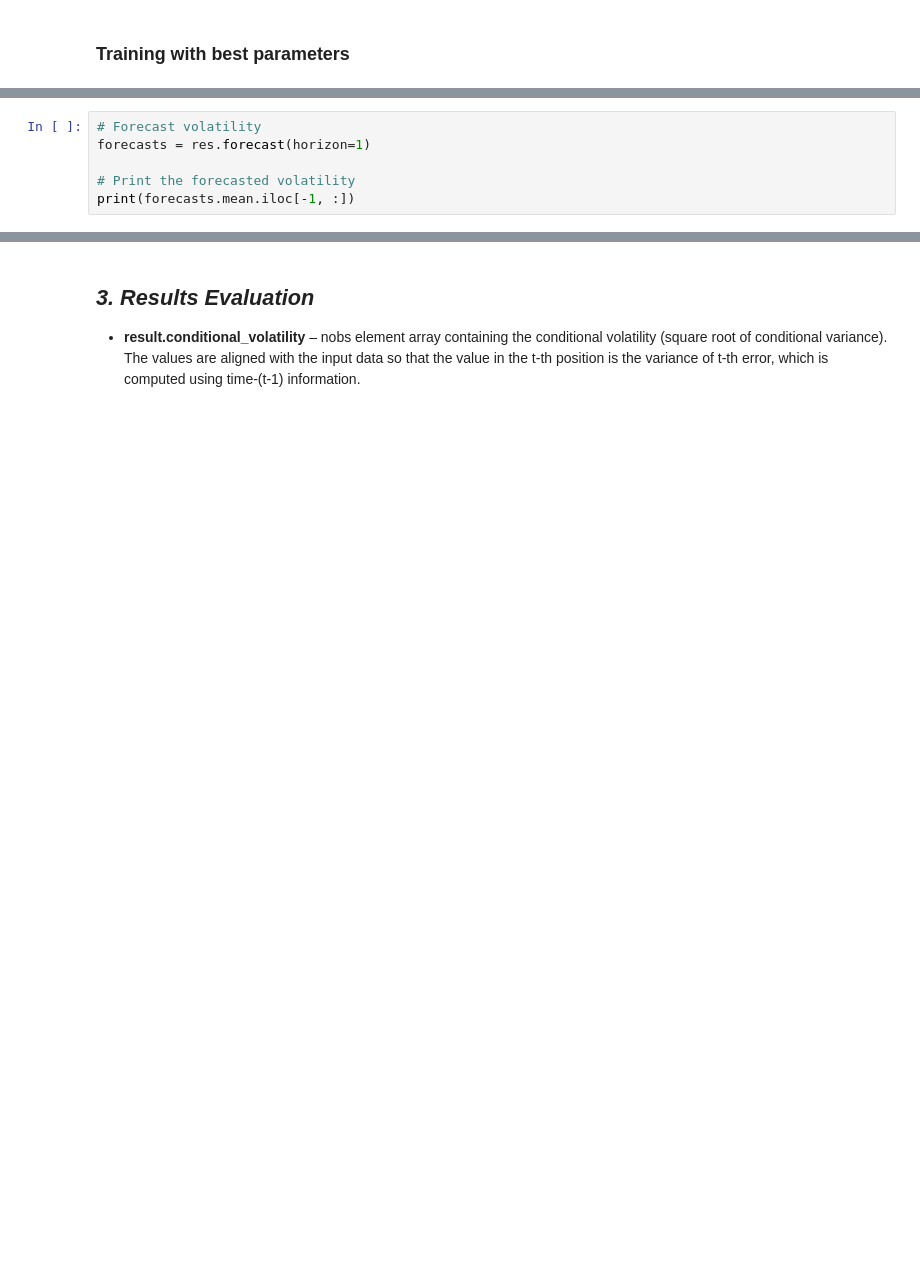
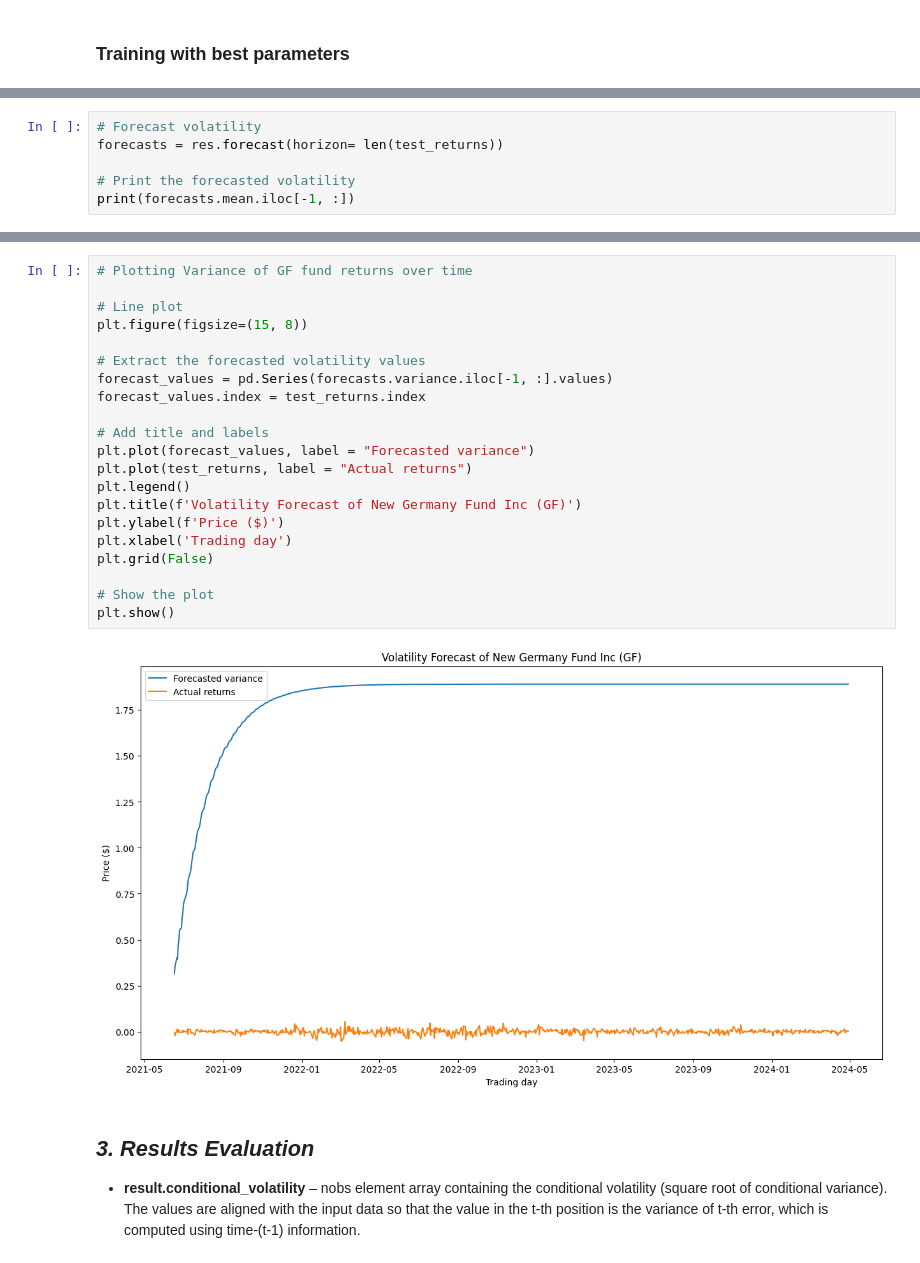
Before and after one commit to AkkshataGuptaa/TheNewGermanyFund_StockPricePrediction_BusinesscaseStudy_TimeSeriesAnalysis, a Jupyter notebook: TheNewGermanyFund_VolatilityForecasting_TimeSeriesAnalysis.ipynb, the cells around one changed output, grey strips where cells are left out. Cells and saved outputs as stored; diff of their text form; blank space fills up the shorter version.

```diff
--- a/TheNewGermanyFund_VolatilityForecasting_TimeSeriesAnalysis.ipynb
+++ b/TheNewGermanyFund_VolatilityForecasting_TimeSeriesAnalysis.ipynb
@@ -522,7 +545,7 @@ beta[2]        0.5606     10.107  5.546e-02      0.956 [-19.250, 20.371]
 Covariance estimator: robust
 # %%
 # Forecast volatility
-forecasts = res.forecast(horizon=1)
+forecasts = res.forecast(horizon= len(test_returns))
 
 # Print the forecasted volatility
 print(forecasts.mean.iloc[-1, :])
@@ -532,3 +565,26 @@ Name: 2024-04-29 00:00:00, dtype: float64
+# %%
+# Plotting Variance of GF fund returns over time
+
+# Line plot
+plt.figure(figsize=(15, 8))
+
+# Extract the forecasted volatility values
+forecast_values = pd.Series(forecasts.variance.iloc[-1, :].values)
+forecast_values.index = test_returns.index
+
+# Add title and labels
+plt.plot(forecast_values, label = "Forecasted variance")
+plt.plot(test_returns, label = "Actual returns")
+plt.legend()
+plt.title(f'Volatility Forecast of New Germany Fund Inc (GF)')
+plt.ylabel(f'Price ($)')
+plt.xlabel('Trading day')
+plt.grid(False)
+
+# Show the plot
+plt.show()
+# %% [output]
+[figure, added]
 # %% [markdown]
 ## ***3. Results Evaluation***
 
```
Also changed, not shown: parts of 15 cells of this notebook.
